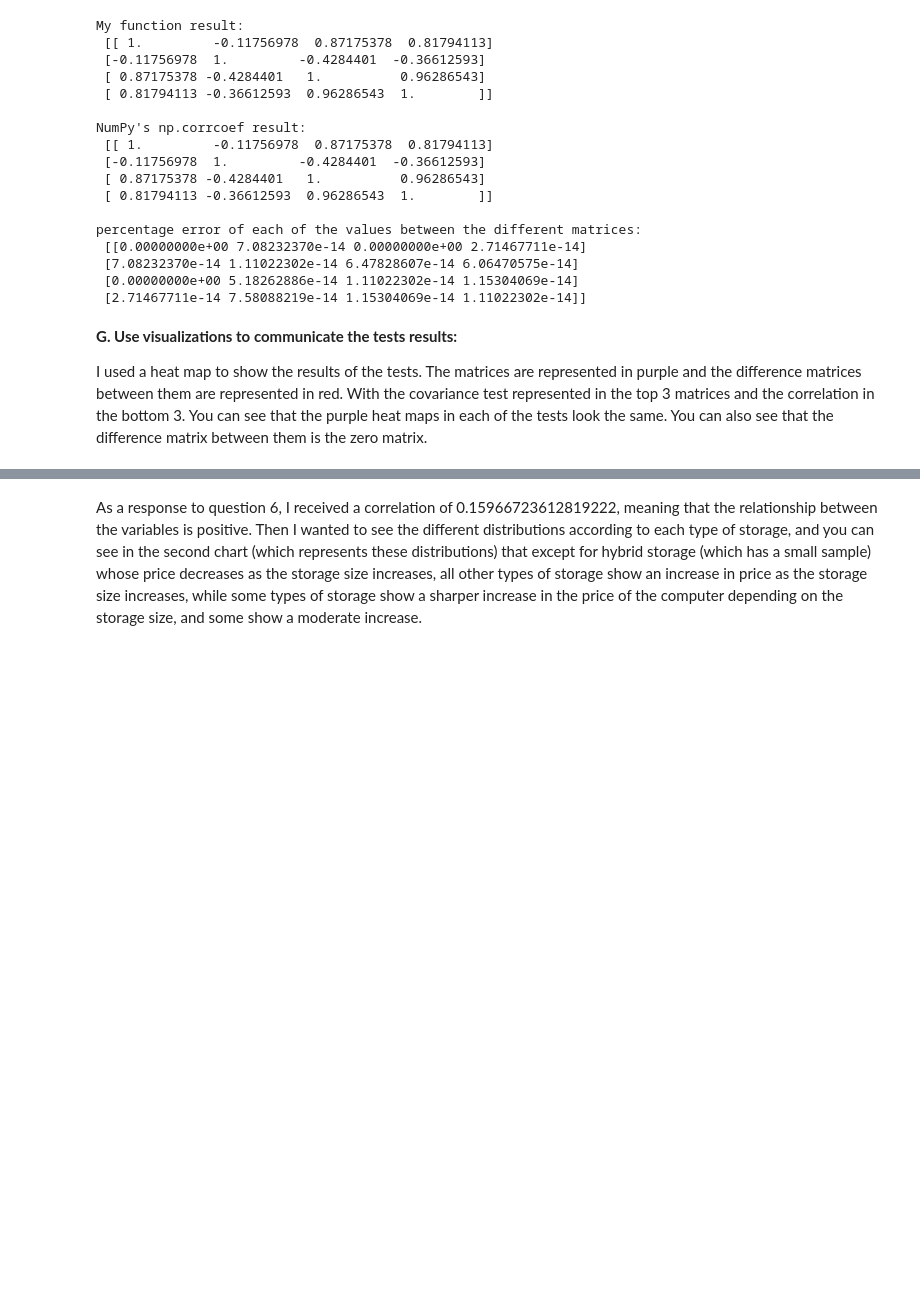
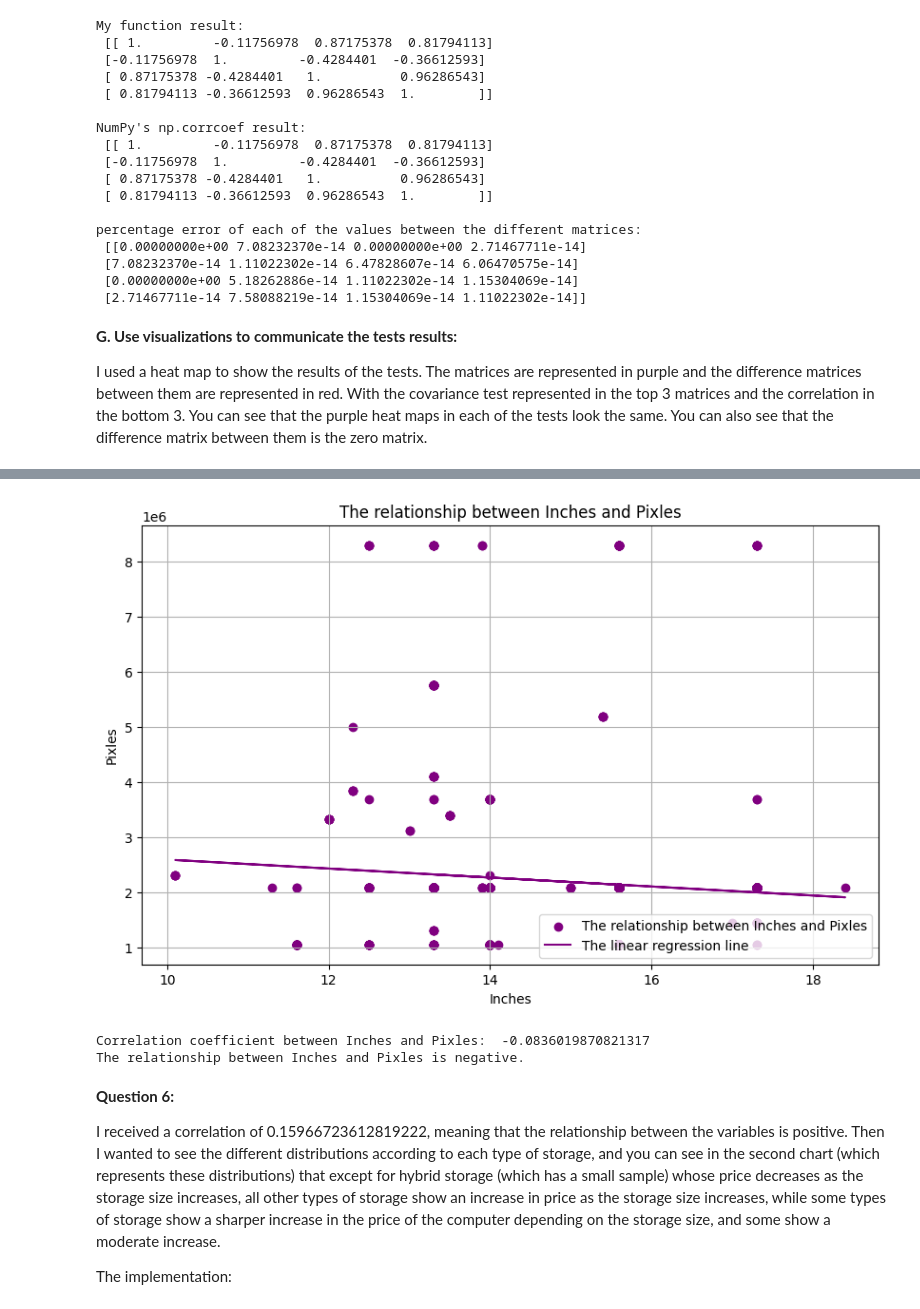
Before and after one commit to shaked4166/miniproject, a Jupyter notebook: mini project shaked shimony 318663051.ipynb, the cells around one changed output, grey strips where cells are left out. Drawn from its saved outputs; the diff is of its cells as text; code cells hidden in the pictures; blank space fills up the shorter version.

```diff
--- a/mini project shaked shimony 318663051.ipynb
+++ b/mini project shaked shimony 318663051.ipynb
@@ -419,29 +466,25 @@ As a response to question 1, I received a correlation of -0.08360198708213161, m
 # %%
-# Select two questions from your list and implement.
-# I chose questions 1 and 6.
-"""
-1:
-How does the number of pixels that a screen can display vary depending on the size of the screen?
-
-I will take the ScreenResolution variable and display a new column that will represent the number
-of pixels that the computer can represent, in each row in the column there will be the multiplication
-between the number of pixels in width and the number of pixels in height specified in the
-ScreenResolution variable. Then I will correlate the screen size and the number of pixels that the
-screen can represent, I will show a scatter plot that shows for each of the computers what its size
-and number of pixels are and I will fit a regression line between them (and draw it inside the scatter plot).
-"""
+# 1: How does the number of pixels that a screen can display vary depending on the size of the screen?
 
 # create a pixles colums
 dataset["Pixles2"] = dataset["ScreenResolution"].str.split('x').str[-1]
 dataset["Pixles1"] = dataset["ScreenResolution"].str.split('x').str[0]
 dataset["Pixles1"] = dataset["Pixles1"].str.split(' ').str[-1]
 # The pixles is the multiplication betweem the amount of pixles in a Width and in a length of the computer
 dataset["Pixles"] = dataset["Pixles1"].astype(int)*dataset["Pixles2"].astype(int)
 
 # Analyze:
 Two_variables_correlation("Inches","Pixles") # plot and print the correlation coefficient between the two variables
+# %% [output]
+[figure, added]
+Correlation coefficient between Inches and Pixles:  -0.0836019870821317
+The relationship between Inches and Pixles is negative.
 # %% [markdown]
-As a response to question 6, I received a correlation of 0.15966723612819222, meaning that the relationship between the variables is positive.
+**Question 6:**
+
+I received a correlation of 0.15966723612819222, meaning that the relationship between the variables is positive.
 Then I wanted to see the different distributions according to each type of storage, and you can see in the second chart (which represents these distributions) that except for hybrid storage (which has a small sample) whose price decreases as the storage size increases, all other types of storage show an increase in price as the storage size increases, while some types of storage show a sharper increase in the price of the computer depending on the storage size, and some show a moderate increase.
+
+The implementation:
 # %%
 
```
Also changed, not shown: parts of 24 cells of this notebook.
